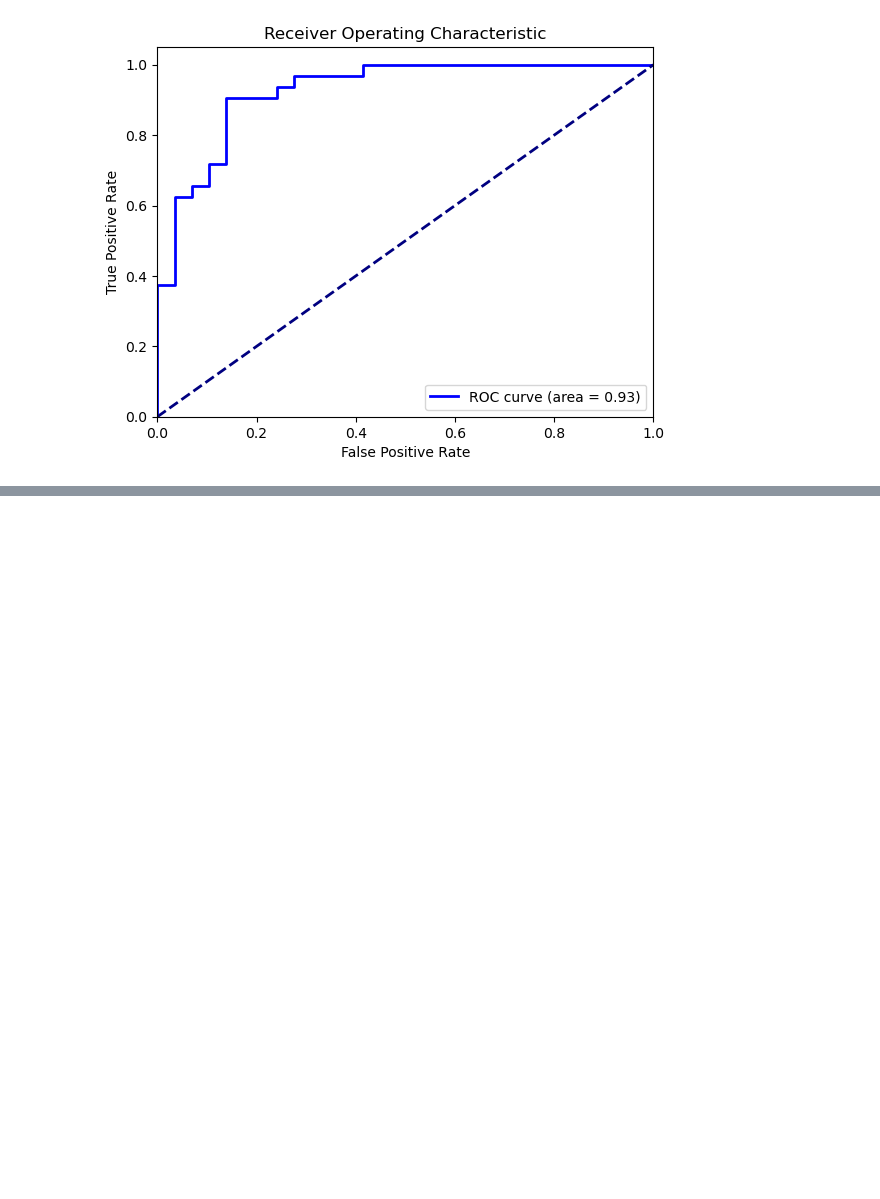
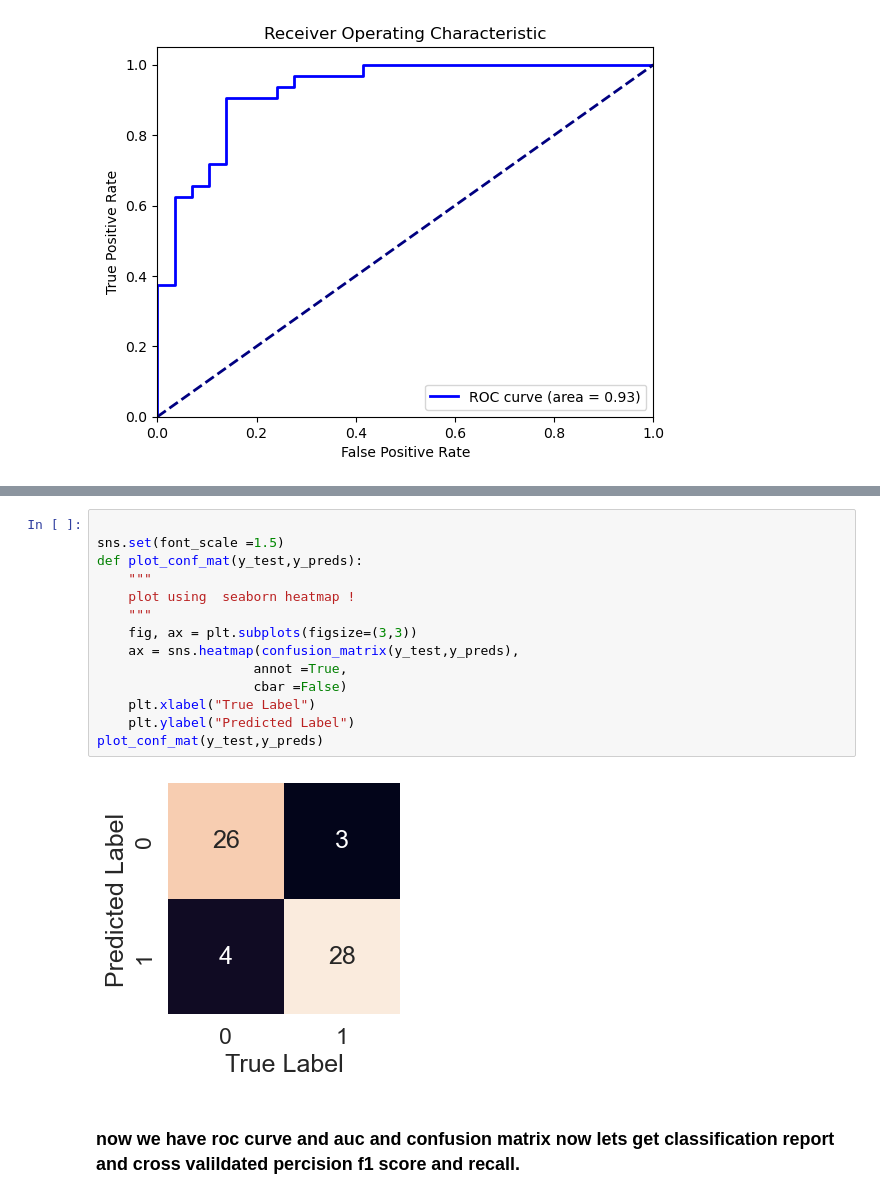
Before and after one commit to AbdiDesalegn/Supervised_learning_project-classification-, a Jupyter notebook: Heart-Disease-Classification.ipynb, the cells around one changed output, grey strips where cells are left out. Cells and saved outputs as stored; diff of their text form; blank space fills up the shorter version.

```diff
--- a/Heart-Disease-Classification.ipynb
+++ b/Heart-Disease-Classification.ipynb
@@ -789,0 +800,18 @@ plt.show()
+# %%
+
+sns.set(font_scale =1.5)
+def plot_conf_mat(y_test,y_preds):
+    """
+    plot using  seaborn heatmap !
+    """
+    fig, ax = plt.subplots(figsize=(3,3))
+    ax = sns.heatmap(confusion_matrix(y_test,y_preds),
+                    annot =True,
+                    cbar =False)
+    plt.xlabel("True Label")
+    plt.ylabel("Predicted Label")
+plot_conf_mat(y_test,y_preds)
+# %% [output]
+[figure, added]
+# %% [markdown]
+### now we have roc curve and auc  and confusion matrix now lets get classification report and cross valildated percision f1 score and recall.
```
Also changed, not shown: parts of 10 cells of this notebook, 1 other file.
